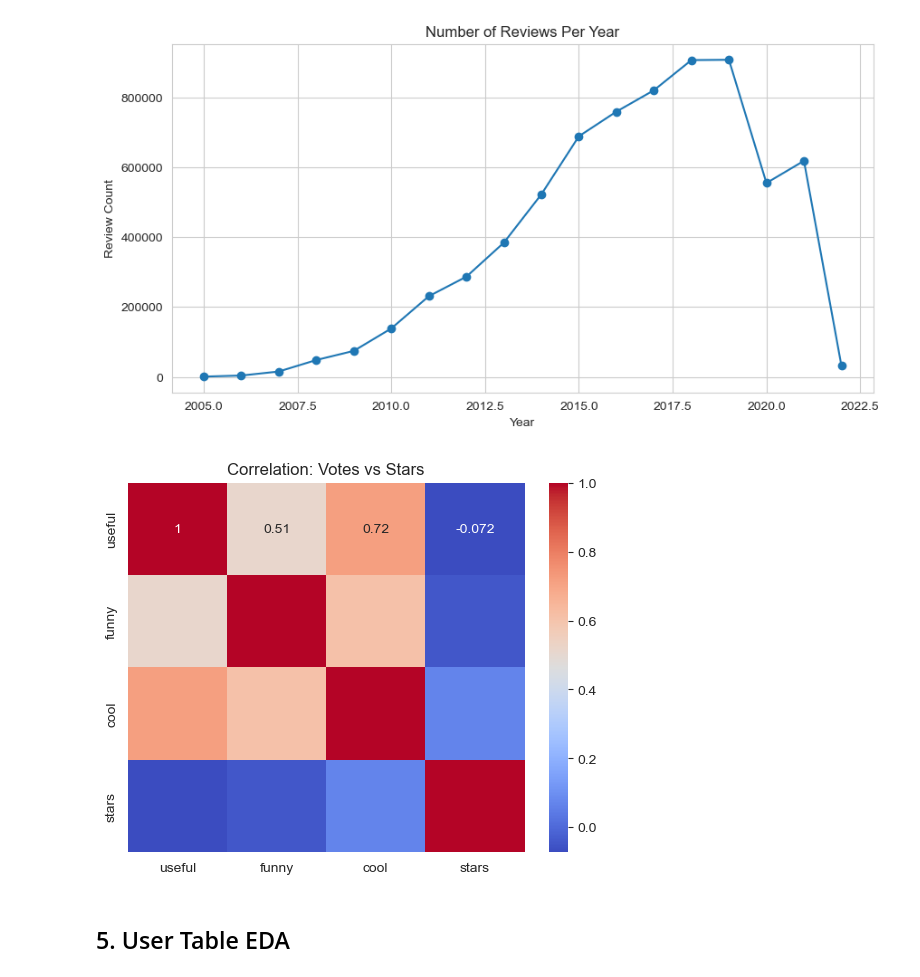
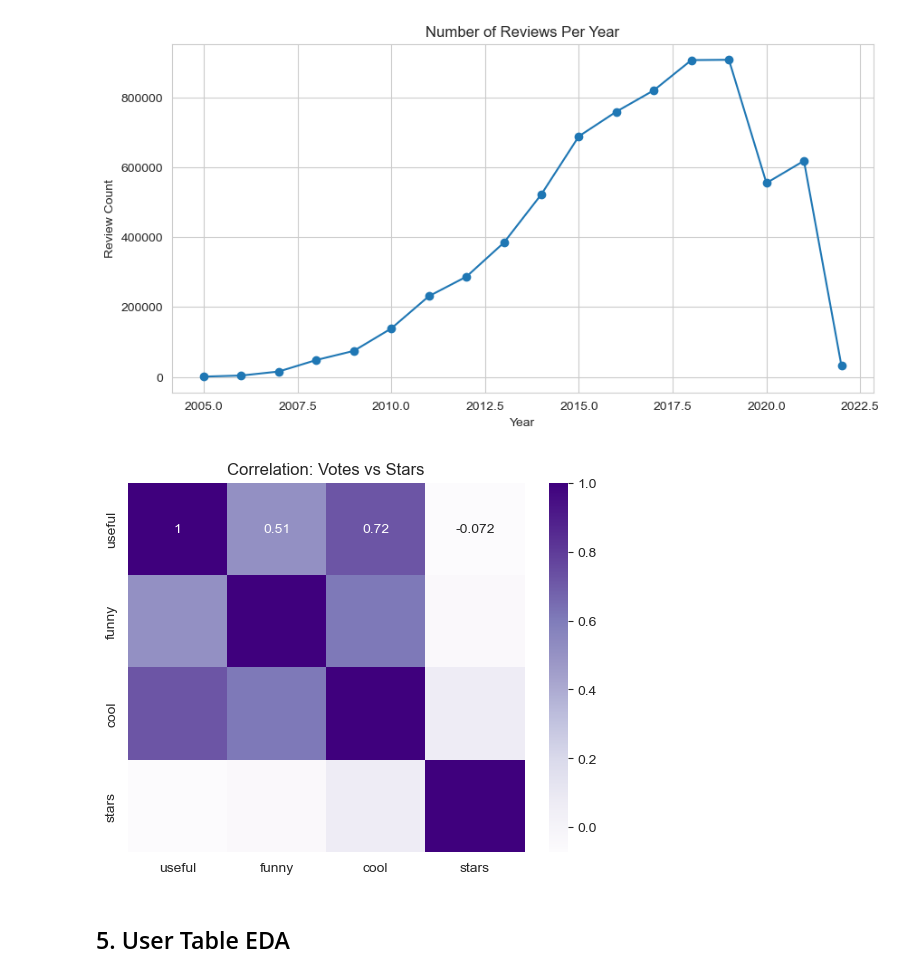
Before and after one commit to Manjushwarofficial/FoodRec, a Jupyter notebook: notebooks/02_eda.ipynb, the cells around one changed output. Saved outputs shown, nothing was run; the diff lists cells and outputs as text; code cells hidden in the pictures.

```diff
--- a/notebooks/02_eda.ipynb
+++ b/notebooks/02_eda.ipynb
@@ -145,11 +145,11 @@ plt.show()
 # %%
 # Useful / funny / cool votes correlation with stars
 vote_cols = ["useful", "funny", "cool", "stars"]
-sns.heatmap(df_review[vote_cols].corr(), annot=True, cmap="coolwarm")
+sns.heatmap(df_review[vote_cols].corr(), annot=True, cmap='Purples')
 plt.title("Correlation: Votes vs Stars")
 plt.show()
 # %% [output]
-[figure, old version]
+[figure, new version]
 # %% [markdown]
 ## 5. User Table EDA
 # %%
```
